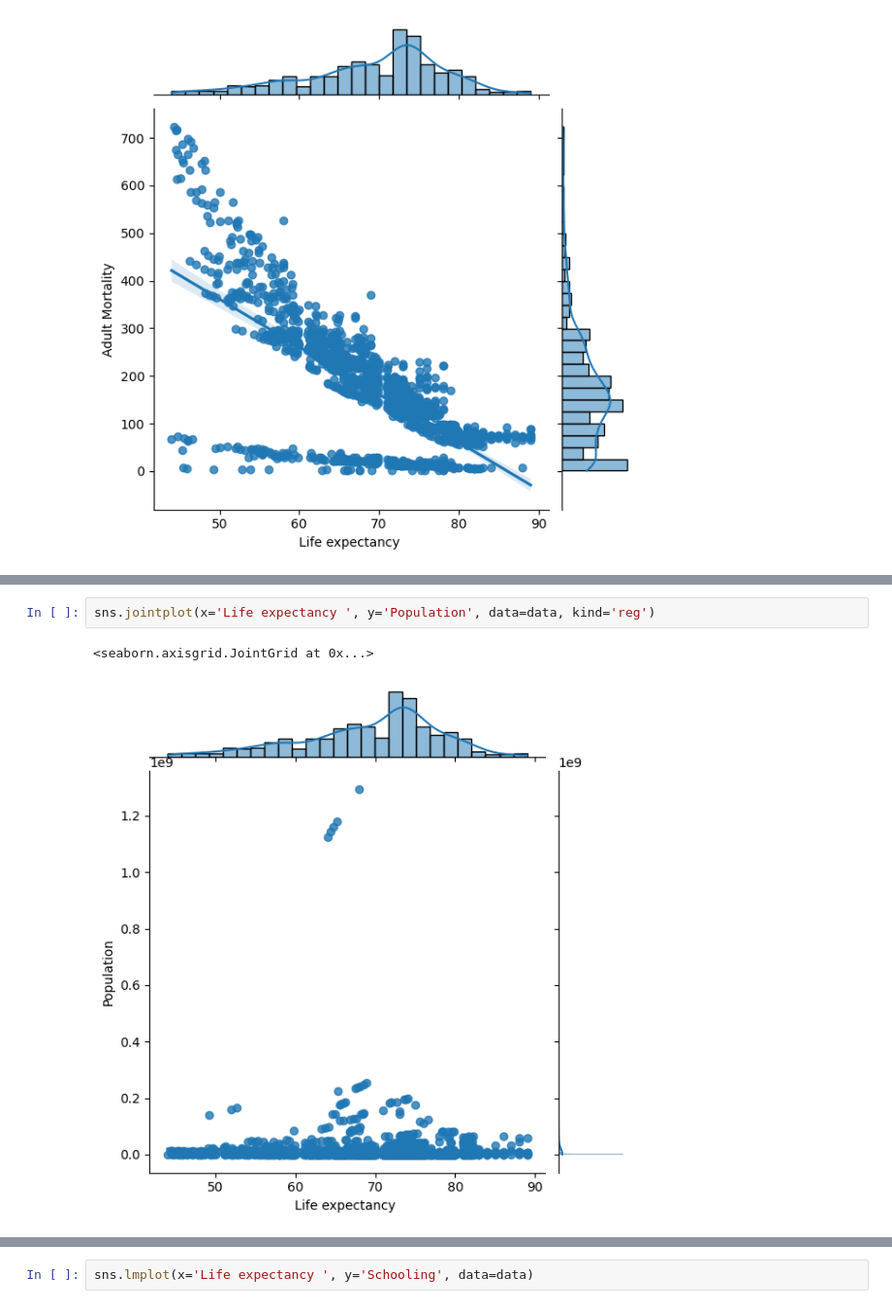
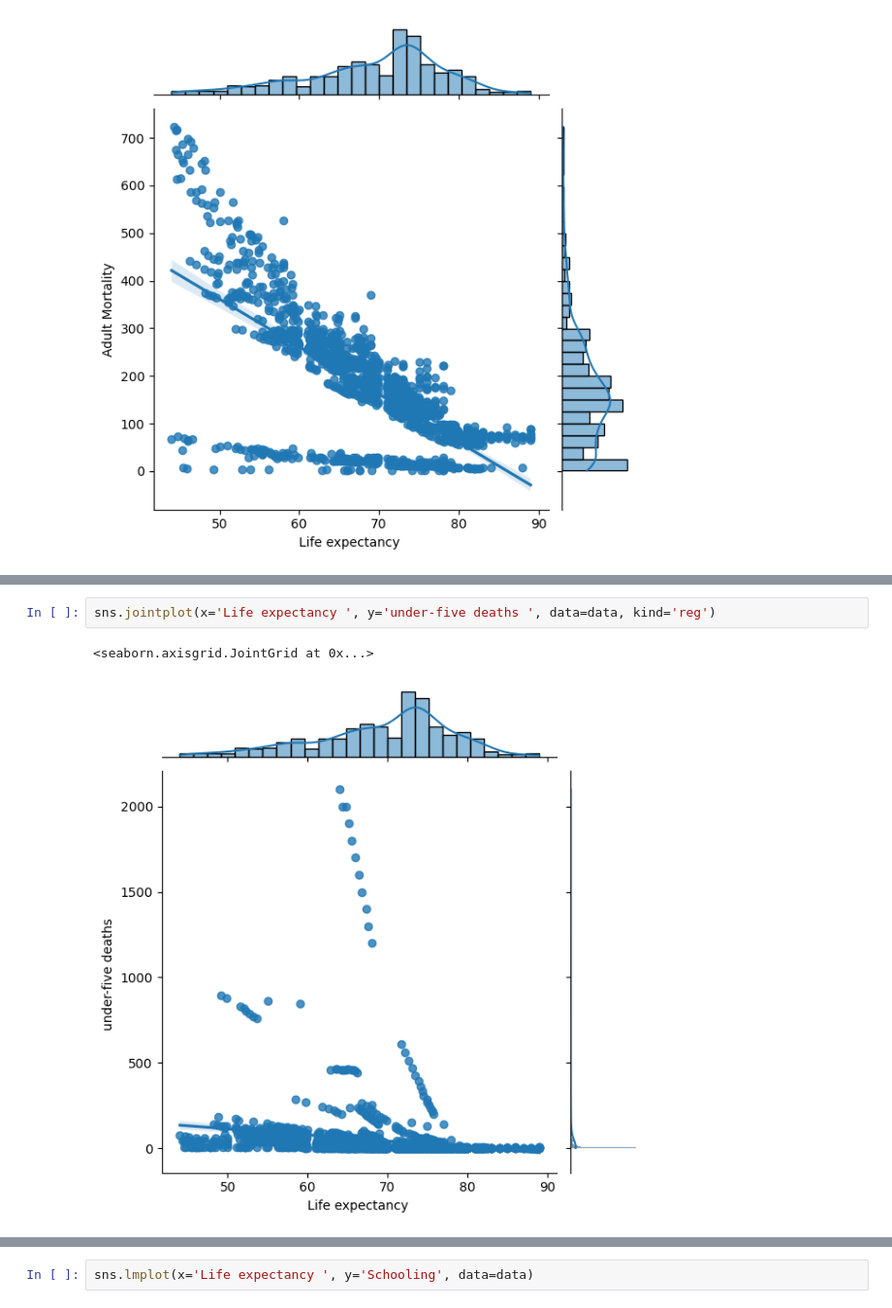
Before and after one commit to R-enanVieira/MachineLearning, a Jupyter notebook: 1o_projeto_tema_01_2024.ipynb, the cells around one changed output, grey strips where cells are left out. Shown at 97% size. Drawn from its saved outputs; the diff is of its cells as text.

```diff
--- a/1o_projeto_tema_01_2024.ipynb
+++ b/1o_projeto_tema_01_2024.ipynb
@@ -130,5 +156,5 @@ sns.jointplot(x='Life expectancy ', y='GDP', data=data, kind='reg')
 # %%
-sns.jointplot(x='Life expectancy ', y='Population', data=data, kind='reg')
+sns.jointplot(x='Life expectancy ', y='under-five deaths ', data=data, kind='reg')
 # %% [output]
 <seaborn.axisgrid.JointGrid at 0x...>
-[figure, old version]
+[figure, new version]
```
Also changed, not shown: parts of 19 cells of this notebook.
